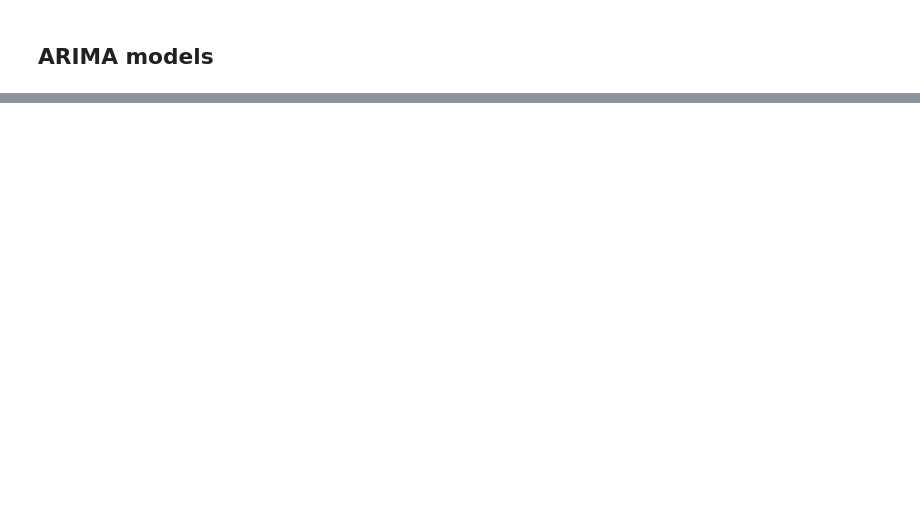
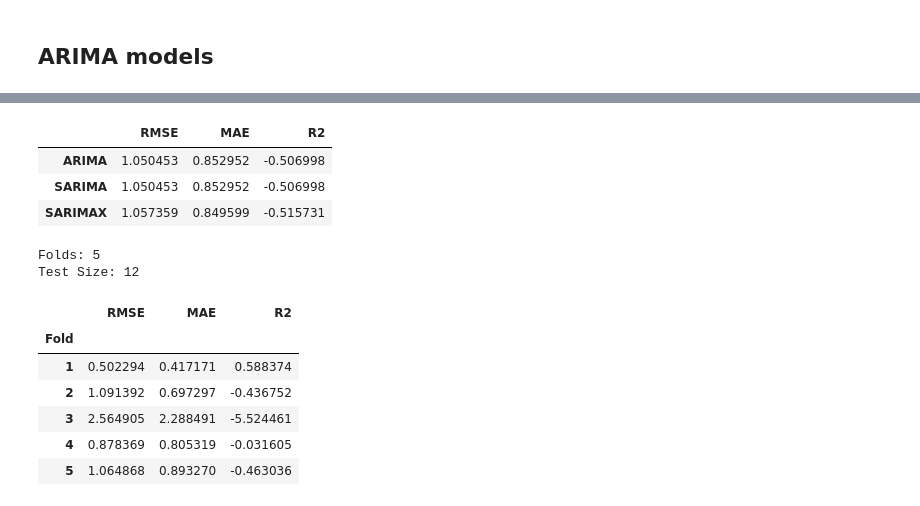
Before and after one commit to USERc137/Inflation-Forecast-Regression, a Jupyter notebook: inf_forecast.ipynb, the cells around one changed output, grey strips where cells are left out. Cells and saved outputs as stored; diff of their text form; code cells hidden in the pictures; blank space fills up the shorter version.

```diff
--- a/inf_forecast.ipynb
+++ b/inf_forecast.ipynb
@@ -426,0 +483,33 @@ plot_cv_forecasts(INF_train, seasonal_naive_forecast, n_splits=5, test_size=12,
+# %%
+summary = pd.concat(
+    {
+        "ARIMA": arima_results.mean(),
+        "SARIMA": sarima_results.mean(),
+        "SARIMAX": sarimax_results.mean(),
+    },
+    axis=1
+).T
+
+summary
+# %% [output]
+|  | RMSE | MAE | R2 |
+| ARIMA | 1.050453 | 0.852952 | -0.506998 |
+| SARIMA | 1.050453 | 0.852952 | -0.506998 |
+| SARIMAX | 1.057359 | 0.849599 | -0.515731 |
+# %%
+# DataFrame version (for SARIMAX / SARIMAX-lagged - needs exogenous columns)
+INF_data_clean = INF_data.dropna()          # align all columns the same way inf_rate was cleaned
+INF_train_full = INF_data_clean[:-test_size]
+INF_test_full = INF_data_clean[-test_size:]
+# %%
+sarimax_lagged_test(ts_data=INF_train_full, test_size = test_size, n_splits=n_splits, target_col="InflationRate", lag=12, progress=True)
+# %% [output]
+Folds: 5
+Test Size: 12
+|  | RMSE | MAE | R2 |
+| Fold |  |  |  |
+| 1 | 0.502294 | 0.417171 | 0.588374 |
+| 2 | 1.091392 | 0.697297 | -0.436752 |
+| 3 | 2.564905 | 2.288491 | -5.524461 |
+| 4 | 0.878369 | 0.805319 | -0.031605 |
+| 5 | 1.064868 | 0.893270 | -0.463036 |
```
Also changed, not shown: parts of 22 cells of this notebook, 2 other files.
